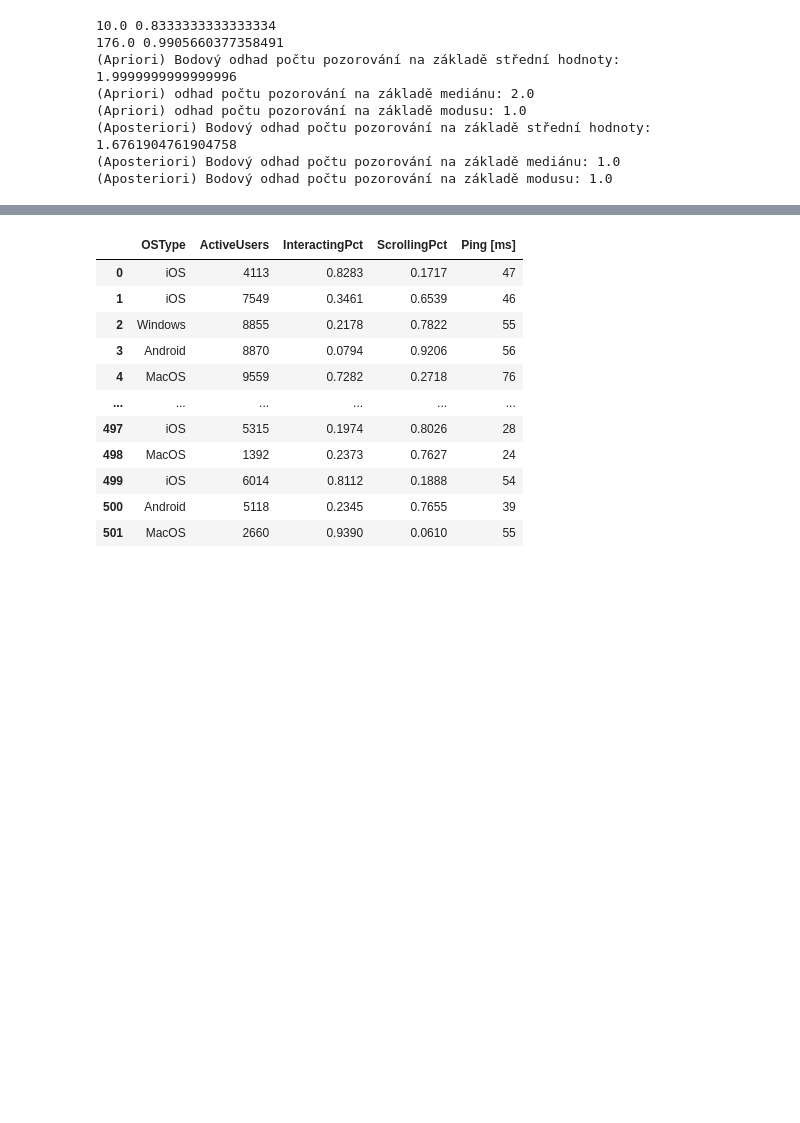
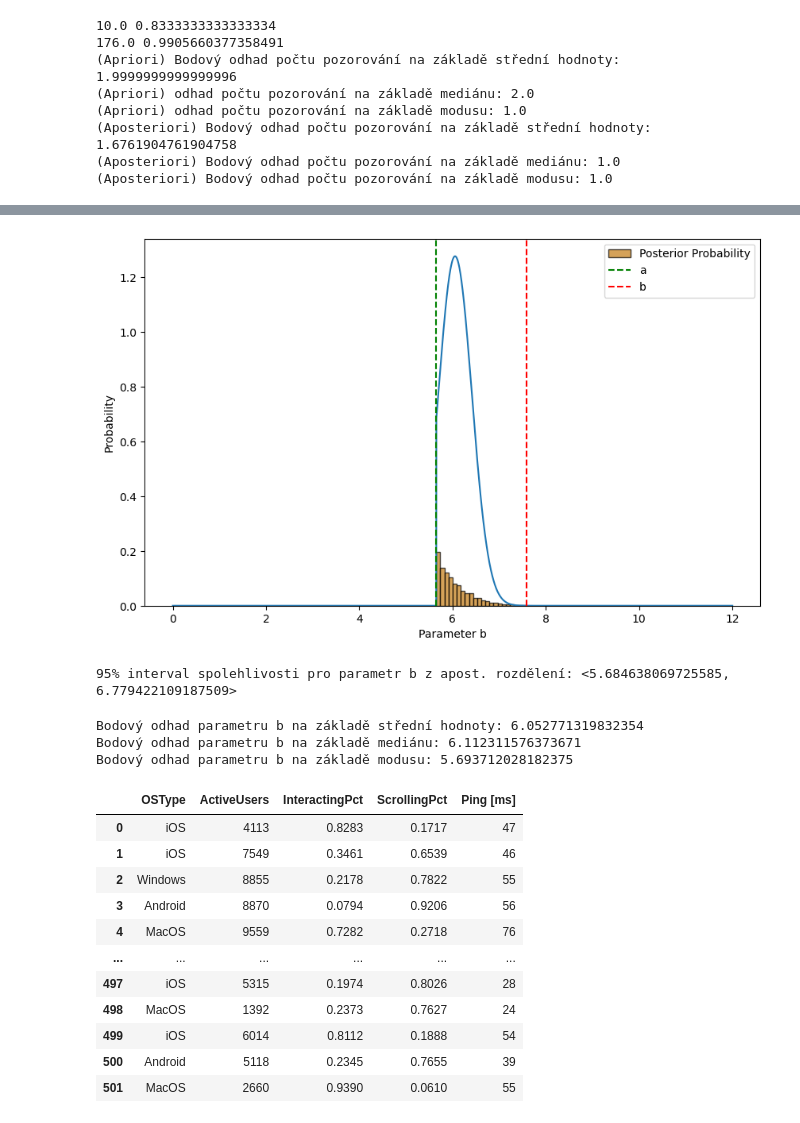
Before and after one commit to LukasFoltyn/msp-2, a Jupyter notebook: Foltyn_MSP_2-projekt.ipynb, the cells around one changed output, grey strips where cells are left out. Saved outputs shown, nothing was run; the diff lists cells and outputs as text; code cells hidden in the pictures; blank space fills up the shorter version.

```diff
--- a/Foltyn_MSP_2-projekt.ipynb
+++ b/Foltyn_MSP_2-projekt.ipynb
@@ -155,3 +184,43 @@ plt.show()
+# %%
+
+mean = np.sum(bin_centers * posterior_prob)
+std_dev = np.sqrt(np.sum(posterior_prob * (bin_centers - mean)**2))
+
+a = posterior_prob.nonzero()[0][0]
+
+a_standard = (bins[a] - mean) / std_dev
+b_standard = (bins[-1] - mean) / std_dev
+
+x = np.linspace(0, 12, 10000)
+
+plt.figure(figsize=(10, 6))
+plt.hist(bins[:-1], bins, weights=posterior_prob, label='Posterior Probability', alpha=0.7, color='#C47B12', edgecolor='black')
+plt.plot(x, stats.truncnorm.pdf(x, a=a_standard, b=b_standard, loc=mean, scale=std_dev))
+plt.axvline(x=bins[a], color='green', linestyle='--', label='a')
+plt.axvline(x=bins[-1], color='red', linestyle='--', label='b')
+plt.xlabel('Parameter b')
+plt.ylabel('Probability')
+plt.legend()
+plt.show()
+
+b_posteriro_lower = stats.truncnorm.ppf(lower_percentile, a=a_standard, b=b_standard, loc=mean, scale=std_dev)
+b_posteriro_upper = stats.truncnorm.ppf(upper_percentile, a=a_standard, b=b_standard, loc=mean, scale=std_dev)
+
+print("95% interval spolehlivosti pro parametr b z apost. rozdělení: <{}, {}>".format(b_posteriro_lower, b_posteriro_upper))
+# %% [output]
+[figure, added]
+95% interval spolehlivosti pro parametr b z apost. rozdělení: <5.684638069725585, 6.779422109187509>
+# %%
+mode = bin_centers[posterior_prob.argmax()]
+median = stats.truncnorm.median(a=a_standard, b=b_standard, loc=mean, scale=std_dev)
+
+print("Bodový odhad parametru b na základě střední hodnoty:", mean)
+print("Bodový odhad parametru b na základě mediánu:", median)
+print("Bodový odhad parametru b na základě modusu:", mode)
+# %% [output]
+Bodový odhad parametru b na základě střední hodnoty: 6.052771319832354
+Bodový odhad parametru b na základě mediánu: 6.112311576373671
+Bodový odhad parametru b na základě modusu: 5.693712028182375
 # %%
 # načtení dat pro druhou úlohu
 second_task_data = pd.read_excel('Projekt-2_Data.xlsx', sheet_name='Úloha 2')
```
Also changed, not shown: parts of 4 cells of this notebook.
